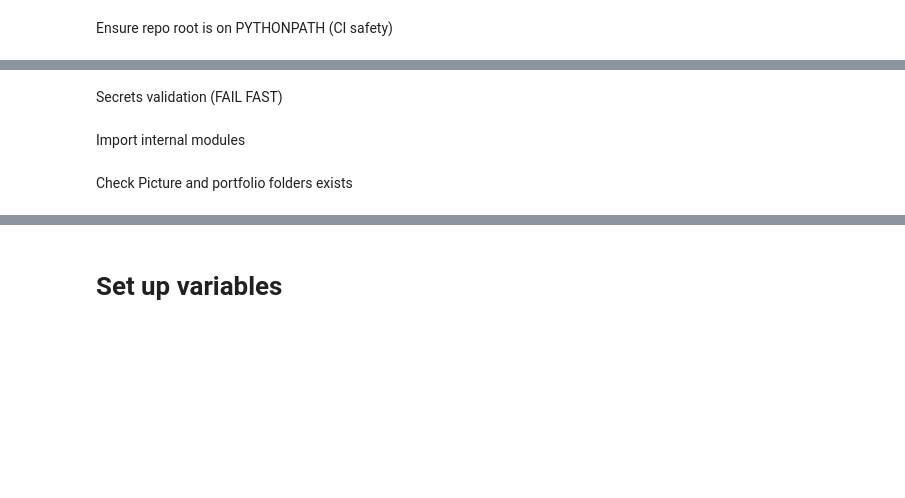
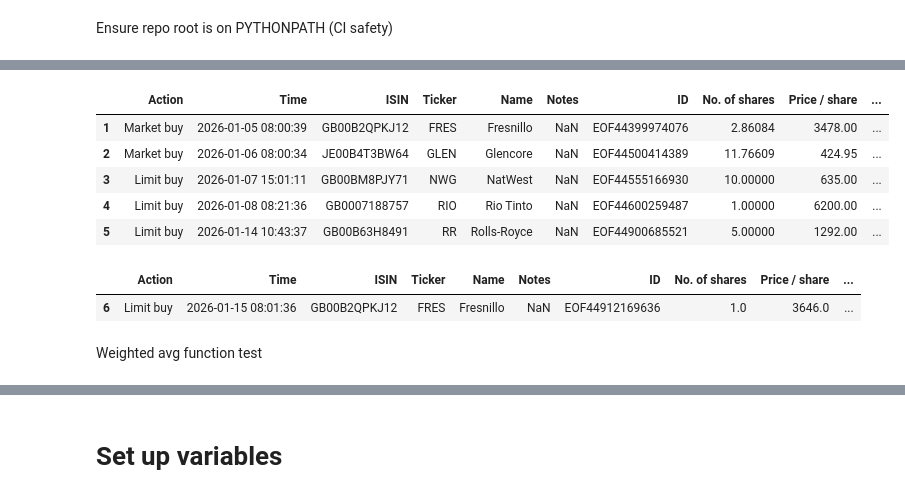
Before and after one commit to danielicarlojob-sys/finance, a Jupyter notebook: main_root.ipynb, the cells around one changed output, grey strips where cells are left out. Saved outputs shown, nothing was run; the diff lists cells and outputs as text; code cells hidden in the pictures; blank space fills up the shorter version.

```diff
--- a/main_root.ipynb
+++ b/main_root.ipynb
@@ -36,2 +131,31 @@ Portfolio path: c:\Users\ingca\OneDrive\Documents\python\finance\PORTFOLIO\purch
+# %%
+idx = buys_out.index
+portfolio_test_df = buys_out.loc[:5].copy()
+portfolio_test_df['Capital_invested'] = (
+    portfolio_test_df['No. of shares']
+    * portfolio_test_df['Price / share']
+    / portfolio_test_df['Exchange rate']
+    + portfolio_test_df['Stamp duty reserve tax'].fillna(0)
+).round(2)
+
+input__test_df = buys_out.loc[[6]].copy()  # NOTE: double brackets → DataFrame
+input__test_df['Capital_invested'] = (
+    input__test_df['No. of shares']
+    * input__test_df['Price / share']
+    / input__test_df['Exchange rate']
+    + input__test_df['Stamp duty reserve tax'].fillna(0)
+).round(2)
+
+display(portfolio_test_df)
+display(input__test_df)
+# %% [output]
+|  | Action | Time | ISIN | Ticker | Name | Notes | ID | No. of shares | Price / share | ... |
+| 1 | Market buy | 2026-01-05 08:00:39 | GB00B2QPKJ12 | FRES | Fresnillo | NaN | EOF44399974076 | 2.86084 | 3478.00 | ... |
+| 2 | Market buy | 2026-01-06 08:00:34 | JE00B4T3BW64 | GLEN | Glencore | NaN | EOF44500414389 | 11.76609 | 424.95 | ... |
+| 3 | Limit buy | 2026-01-07 15:01:11 | GB00BM8PJY71 | NWG | NatWest | NaN | EOF44555166930 | 10.00000 | 635.00 | ... |
+| 4 | Limit buy | 2026-01-08 08:21:36 | GB0007188757 | RIO | Rio Tinto | NaN | EOF44600259487 | 1.00000 | 6200.00 | ... |
+| 5 | Limit buy | 2026-01-14 10:43:37 | GB00B63H8491 | RR | Rolls-Royce | NaN | EOF44900685521 | 5.00000 | 1292.00 | ... |
+|  | Action | Time | ISIN | Ticker | Name | Notes | ID | No. of shares | Price / share | ... |
+| 6 | Limit buy | 2026-01-15 08:01:36 | GB00B2QPKJ12 | FRES | Fresnillo | NaN | EOF44912169636 | 1.0 | 3646.0 | ... |
 # %% [markdown]
-Secrets validation (FAIL FAST)
+Weighted avg function test
@@ -59,2 +161,0 @@ except Exception as e:
-# %% [markdown]
-Import internal modules
@@ -71,2 +161,0 @@ from src.utils.build_portfolio_email_html import build_roi_email_from_df
-# %% [markdown]
-Check Picture and portfolio folders exists
```
Also changed, not shown: parts of 24 cells of this notebook, 3 other files.
